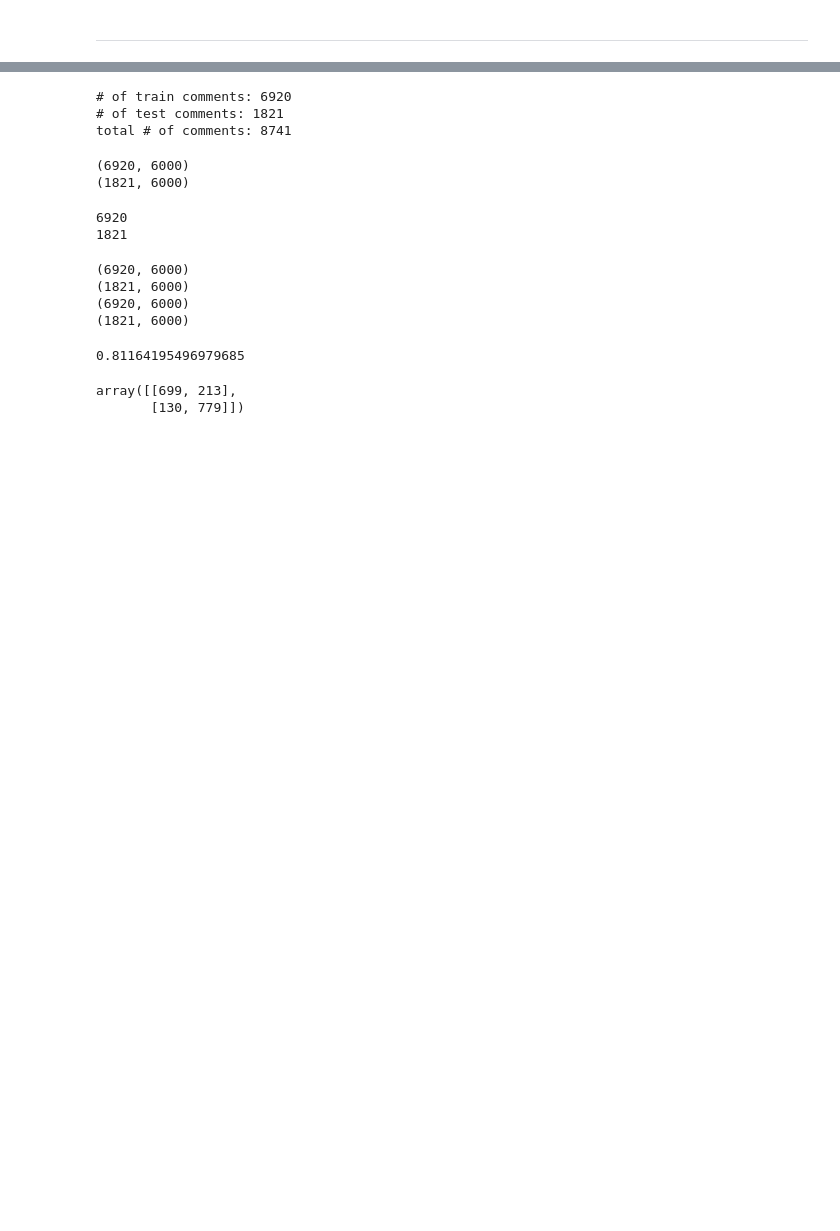
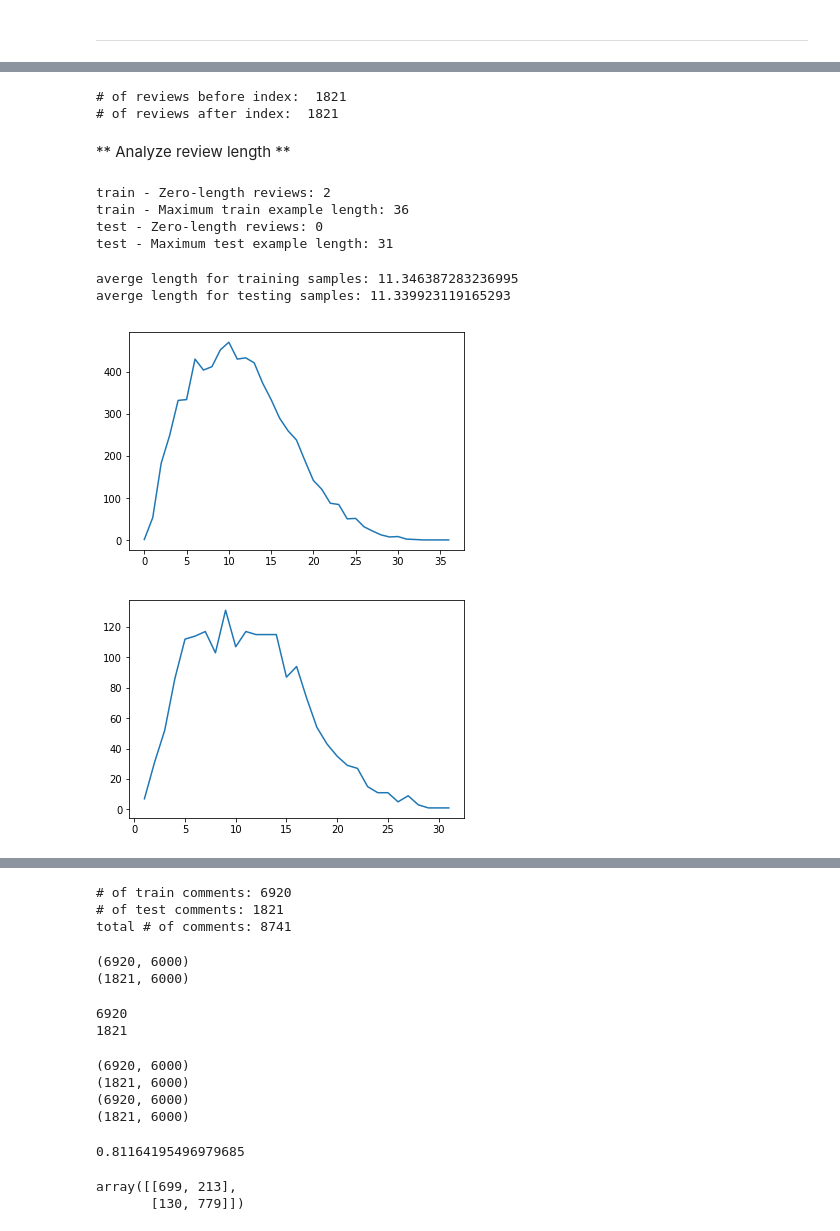
Before and after one commit to yankang18/deep-learning-study, a Jupyter notebook: natural_language_process/sentiment_analysis/sentiment_analysis_recursive_neural_network/stanford_recursive_network_sentiment_analysis_data_preparation.ipynb, the cells around one changed output, grey strips where cells are left out. Drawn from its saved outputs; the diff is of its cells as text; code cells hidden in the pictures; blank space fills up the shorter version.

```diff
--- a/natural_language_process/sentiment_analysis/sentiment_analysis_recursive_neural_network/stanford_recursive_network_sentiment_analysis_data_preparation.ipynb
+++ b/natural_language_process/sentiment_analysis/sentiment_analysis_recursive_neural_network/stanford_recursive_network_sentiment_analysis_data_preparation.ipynb
@@ -347,0 +612,12 @@ vocabulary_size 18647
+# %%
+def convert_to_int(reviews, vocab_to_int):
+    # Convert the reviews to integers, same shape as reviews list, but in form of integers
+    print('# of reviews before index: ', len(reviews))
+    reviews_ints = []
+    for review in reviews:
+        reviews_ints.append([vocab_to_int[word] for word in review])
+
+    print('# of reviews after index: ', len(reviews_ints))
+    return reviews_ints
+# %%
+x_train = convert_to_int(train_comments_stopwords, vocab_to_int)
@@ -347,0 +640,53 @@ vocabulary_size 18647
+# %%
+x_test = convert_to_int(test_comments_stopwords, vocab_to_int)
+# %% [output]
+# of reviews before index:  1821
+# of reviews after index:  1821
+# %% [markdown]
+** Analyze review length **
+# %%
+from collections import Counter
+
+# Create length to frequency map
+x_train_lens_map = Counter([len(x) for x in x_train])
+x_train_lens = [len(x) for x in x_train]
+print("train - Zero-length reviews: {}".format(x_train_lens_map[0]))
+print("train - Maximum train example length: {}".format(max(x_train_lens_map)))
+
+x_test_lens_map = Counter([len(x) for x in x_test])
+x_test_lens = [len(x) for x in x_test]
+print("test - Zero-length reviews: {}".format(x_test_lens_map[0]))
+print("test - Maximum test example length: {}".format(max(x_test_lens_map)))
+# %% [output]
+train - Zero-length reviews: 2
+train - Maximum train example length: 36
+test - Zero-length reviews: 0
+test - Maximum test example length: 31
+# %%
+ave_len = 0
+for i in x_train:
+    ave_len += len(i)
+ave_len = ave_len / len(x_train)
+print("averge length for training samples:", ave_len)
+
+ave_len = 0
+for i in x_test:
+#     print(i)
+    ave_len += len(i)
+ave_len = ave_len / len(x_test)
+print("averge length for testing samples:", ave_len)
+# %% [output]
+averge length for training samples: 11.346387283236995
+averge length for testing samples: 11.339923119165293
+# %%
+import matplotlib.pyplot as plt
+plt.plot(list(x_train_lens_map.keys()), list(x_train_lens_map.values()))
+# plt.axis([1000, 1500, 0, 55])
+plt.show()
+
+plt.plot(list(x_test_lens_map.keys()), list(x_test_lens_map.values()))
+# plt.axis([1000, 1500, 0, 55])
+plt.show()
+# %% [output]
+[figure, added]
+[figure, added]
```
Also changed, not shown: parts of 76 cells of this notebook, 13 other files.
